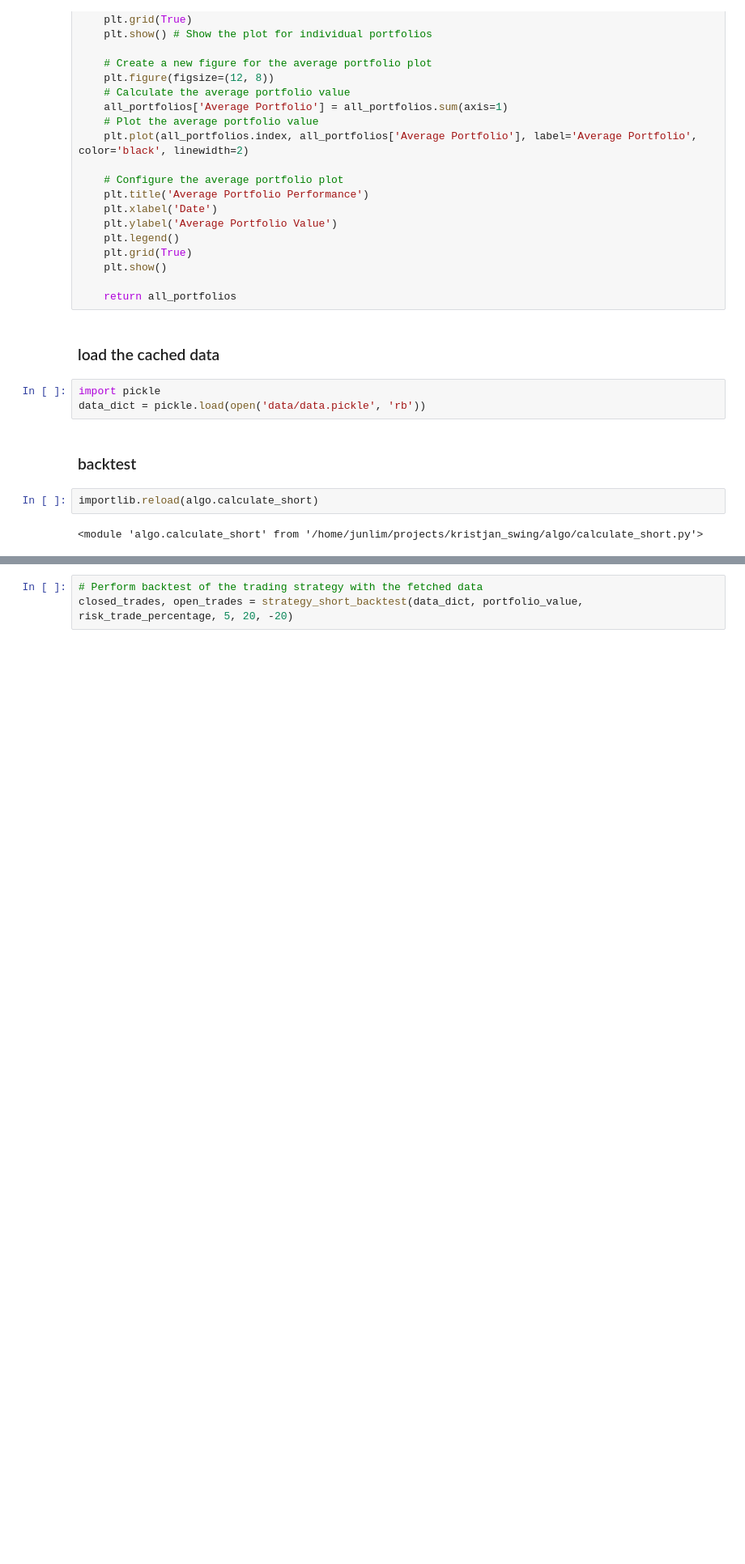
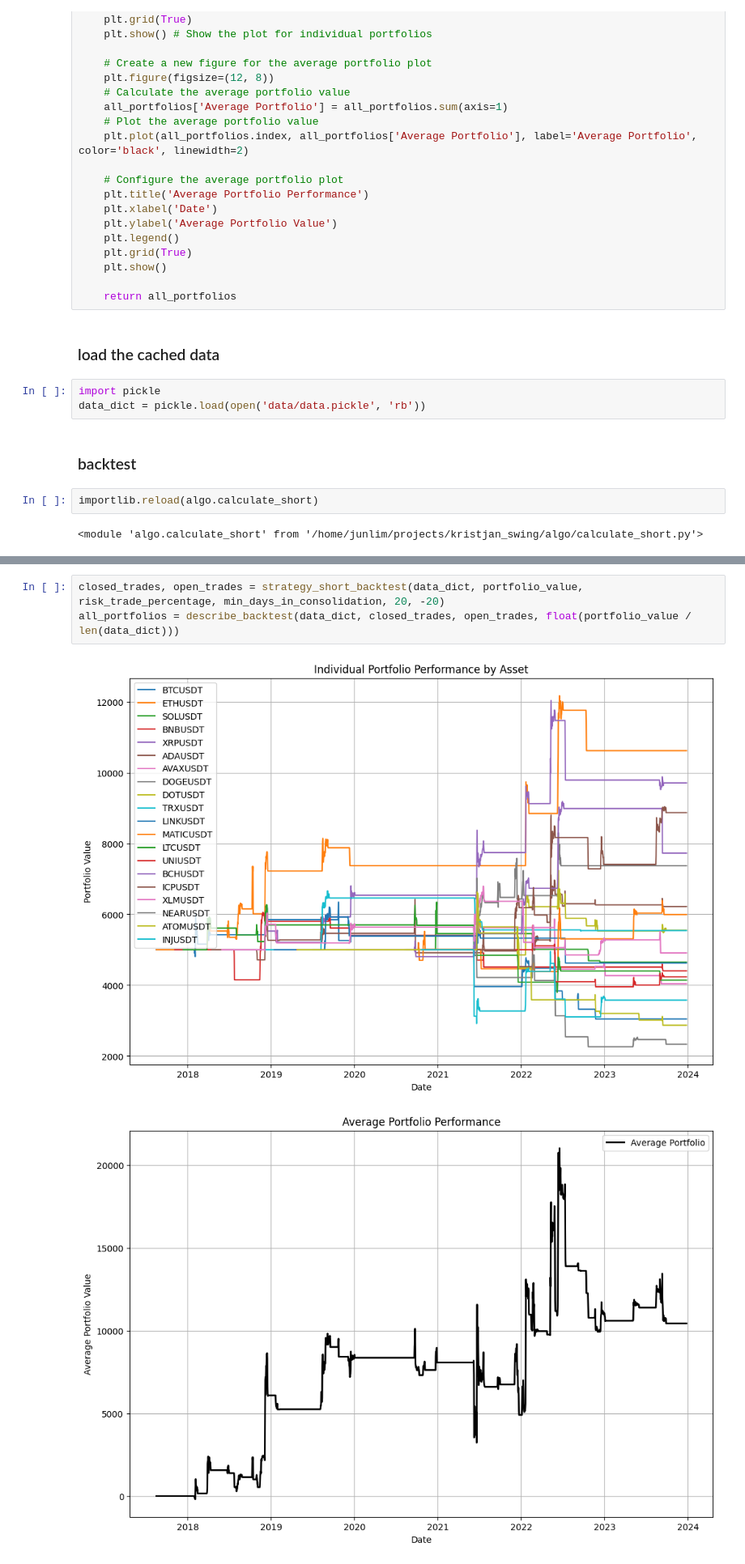
Before and after one commit to sculd/kristjan_swing-, a Jupyter notebook: backtest_kristjan_short.ipynb, the cells around one changed output, grey strips where cells are left out. Shown at 81% size. Cells and saved outputs as stored; diff of their text form; blank space fills up the shorter version.

```diff
--- a/backtest_kristjan_short.ipynb
+++ b/backtest_kristjan_short.ipynb
@@ -100,3 +100,6 @@ min_perc_increase = 30
 # %%
-# Perform backtest of the trading strategy with the fetched data
-closed_trades, open_trades = strategy_short_backtest(data_dict, portfolio_value, risk_trade_percentage, 5, 20, -20)
+closed_trades, open_trades = strategy_short_backtest(data_dict, portfolio_value, risk_trade_percentage, min_days_in_consolidation, 20, -20)
+all_portfolios = describe_backtest(data_dict, closed_trades, open_trades, float(portfolio_value / len(data_dict)))
+# %% [output]
+[figure, added]
+[figure, added]
```
Also changed, not shown: parts of 7 cells of this notebook, 6 other files.
